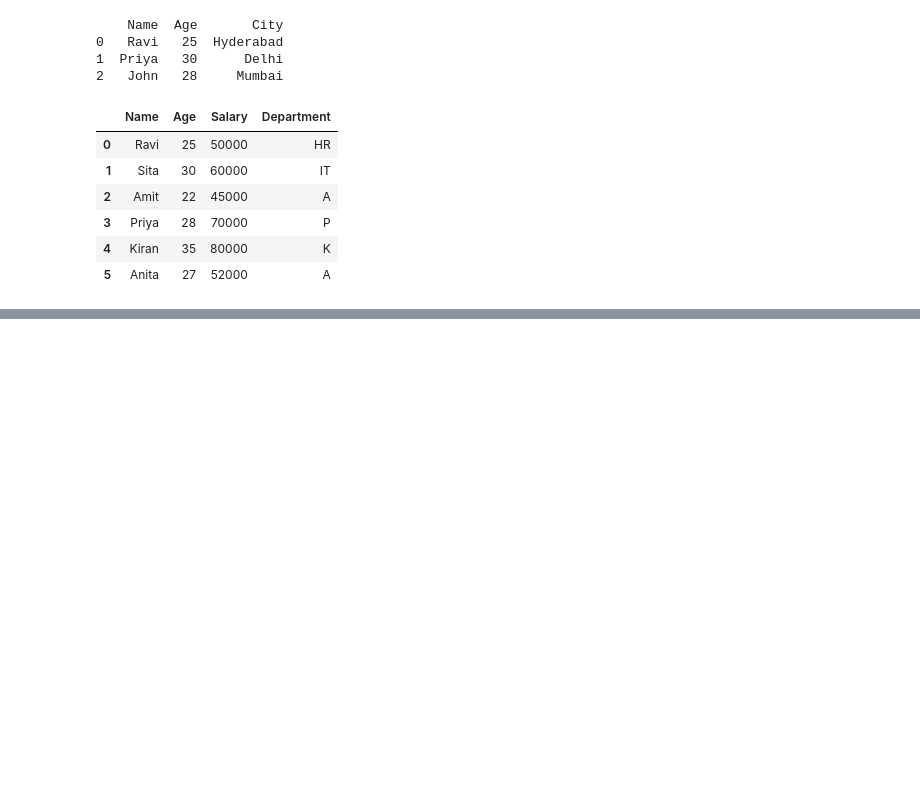
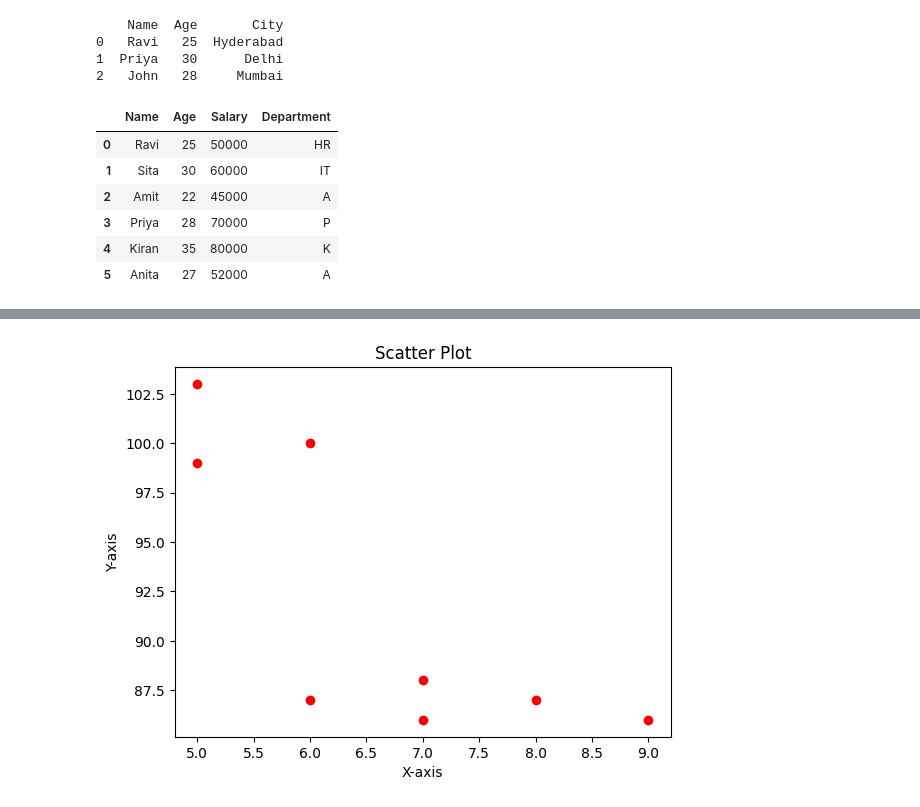
Before and after one commit to srinubandaru/AIML, a Jupyter notebook: PythonLib.ipynb, the cells around one changed output, grey strips where cells are left out. Cells and saved outputs as stored; diff of their text form; code cells hidden in the pictures; blank space fills up the shorter version.

```diff
--- a/PythonLib.ipynb
+++ b/PythonLib.ipynb
@@ -279,0 +540,10 @@ df
+# %%
+x=[5,7,8,7,6,9,5,6]
+y=[99,86,87,88,100,86,103,87]
+plt.scatter(x,y,color='red')
+plt.title("Scatter Plot")
+plt.xlabel("X-axis")
+plt.ylabel("Y-axis")
+plt.show()
+# %% [output]
+[figure, added]
```
Also changed, not shown: parts of 40 cells of this notebook.
